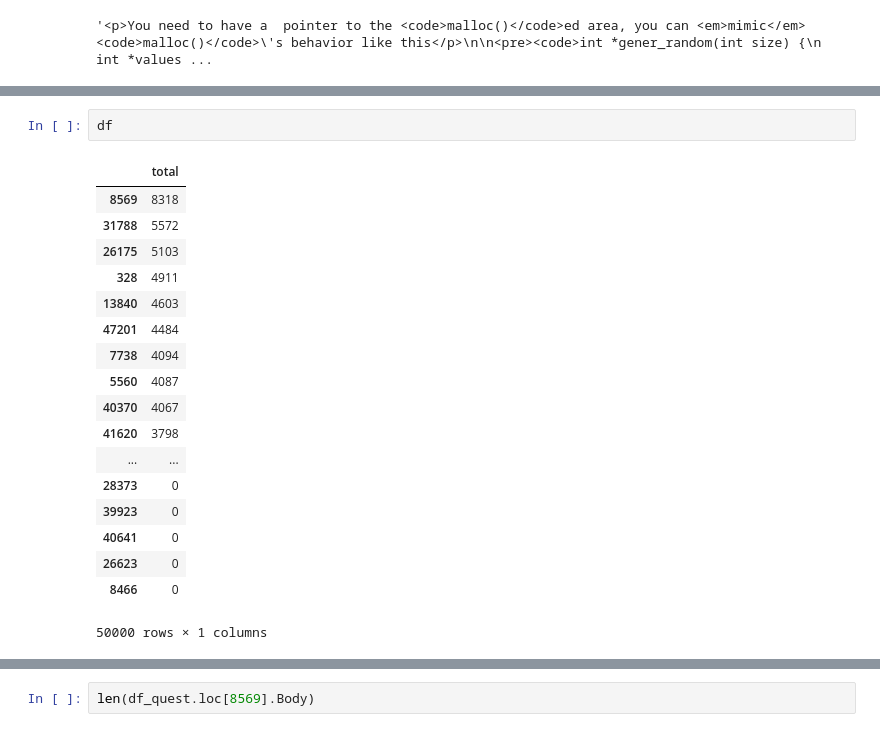
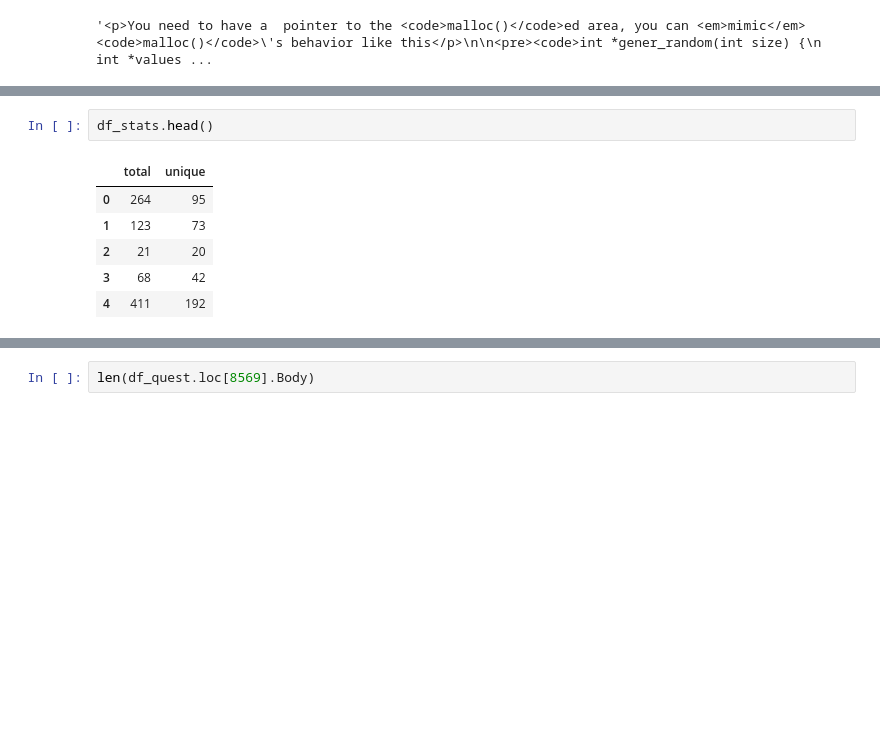
Before and after one commit to jeugregg/Stack-Overflow-tagger, a Jupyter notebook: 01_OC_IML_Project_5_explorations.ipynb, the cells around one changed output, grey strips where cells are left out. Cells and saved outputs as stored; diff of their text form; blank space fills up the shorter version.

```diff
--- a/01_OC_IML_Project_5_explorations.ipynb
+++ b/01_OC_IML_Project_5_explorations.ipynb
@@ -255,21 +256,9 @@ Qestion 48402 : Error body empty
-# %%
-df
-# %% [output]
-|  | total |
-| 8569 | 8318 |
-| 31788 | 5572 |
-| 26175 | 5103 |
-| 328 | 4911 |
-| 13840 | 4603 |
-| 47201 | 4484 |
-| 7738 | 4094 |
-| 5560 | 4087 |
-| 40370 | 4067 |
-| 41620 | 3798 |
-| ... | ... |
-| 28373 | 0 |
-| 39923 | 0 |
-| 40641 | 0 |
-| 26623 | 0 |
-| 8466 | 0 |
-50000 rows × 1 columns
+# %%
+df_stats.head()
+# %% [output]
+|  | total | unique |
+| 0 | 264 | 95 |
+| 1 | 123 | 73 |
+| 2 | 21 | 20 |
+| 3 | 68 | 42 |
+| 4 | 411 | 192 |
```
Also changed, not shown: parts of 12 cells of this notebook.
